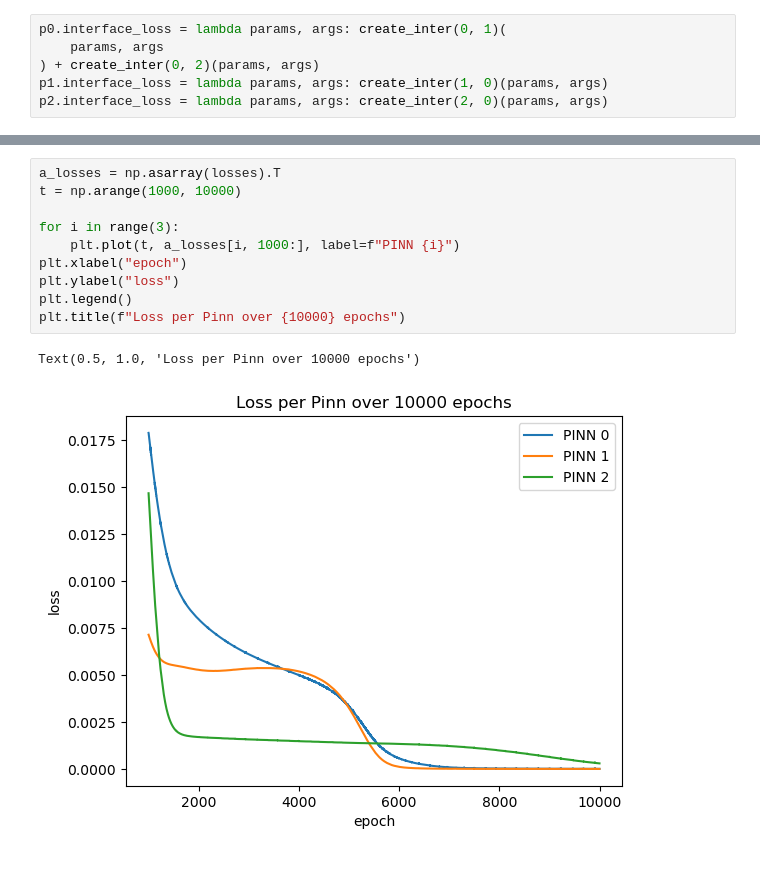
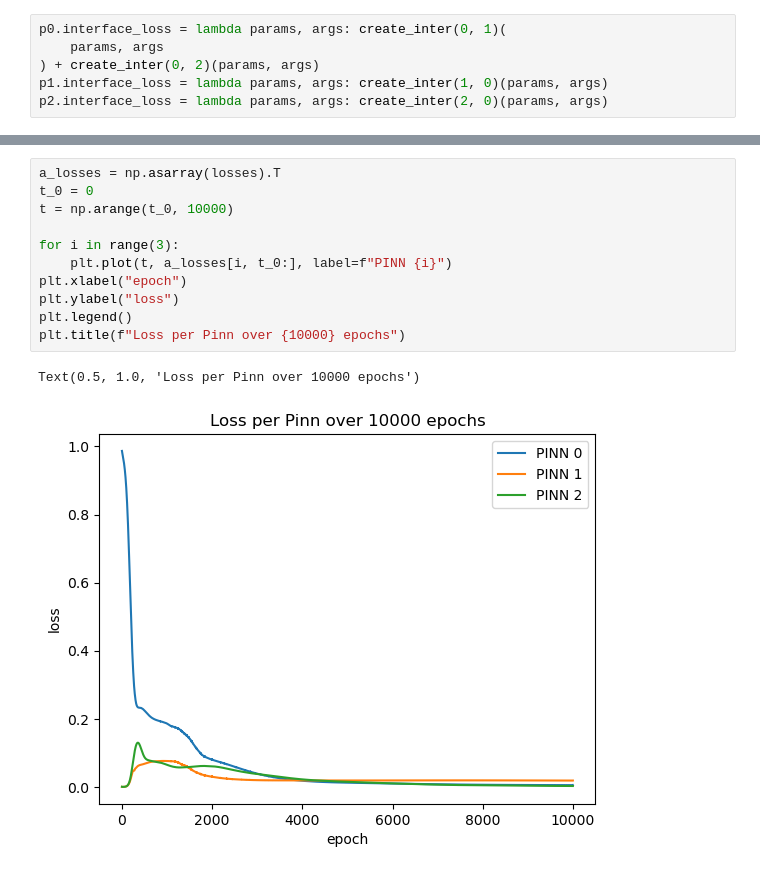
Before and after one commit to augustfe/FYS5429, a Jupyter notebook: Project1XPINNs/src/advection_dev.ipynb, the cells around one changed output, grey strips where cells are left out. Cells and saved outputs as stored; diff of their text form.

```diff
--- a/Project1XPINNs/src/advection_dev.ipynb
+++ b/Project1XPINNs/src/advection_dev.ipynb
@@ -188,13 +158,14 @@ losses = xpinn.run_iters(10000)
 # %%
 a_losses = np.asarray(losses).T
-t = np.arange(1000, 10000)
+t_0 = 0
+t = np.arange(t_0, 10000)
 
 for i in range(3):
-    plt.plot(t, a_losses[i, 1000:], label=f"PINN {i}")
+    plt.plot(t, a_losses[i, t_0:], label=f"PINN {i}")
 plt.xlabel("epoch")
 plt.ylabel("loss")
 plt.legend()
 plt.title(f"Loss per Pinn over {10000} epochs")
 # %% [output]
 Text(0.5, 1.0, 'Loss per Pinn over 10000 epochs')
-[figure, old version]
+[figure, new version]
```
Also changed, not shown: parts of 24 cells of this notebook, 3 other files.
